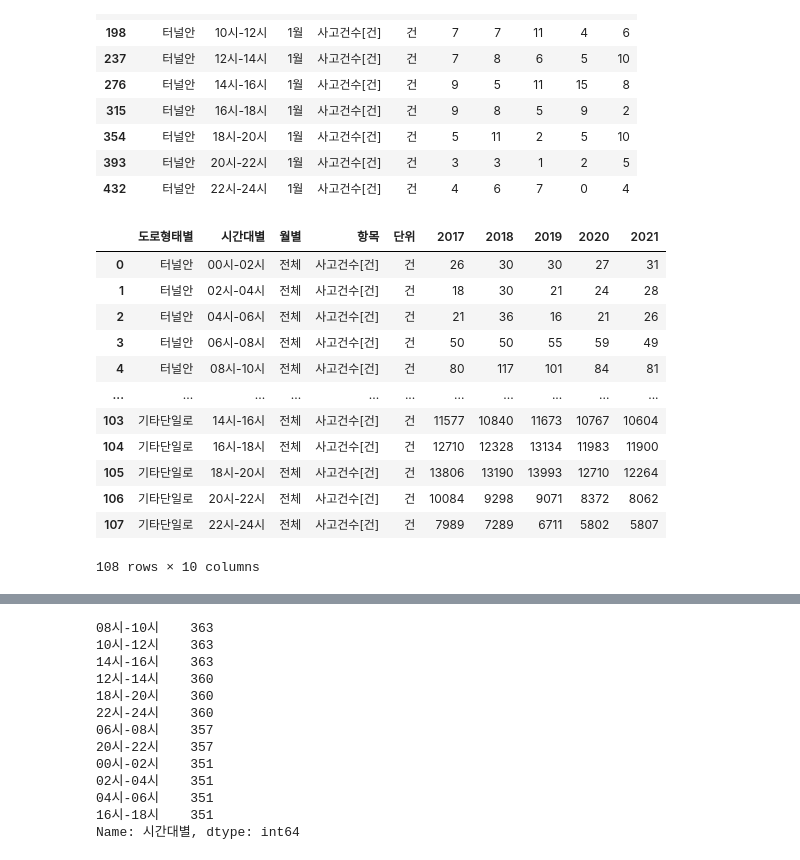
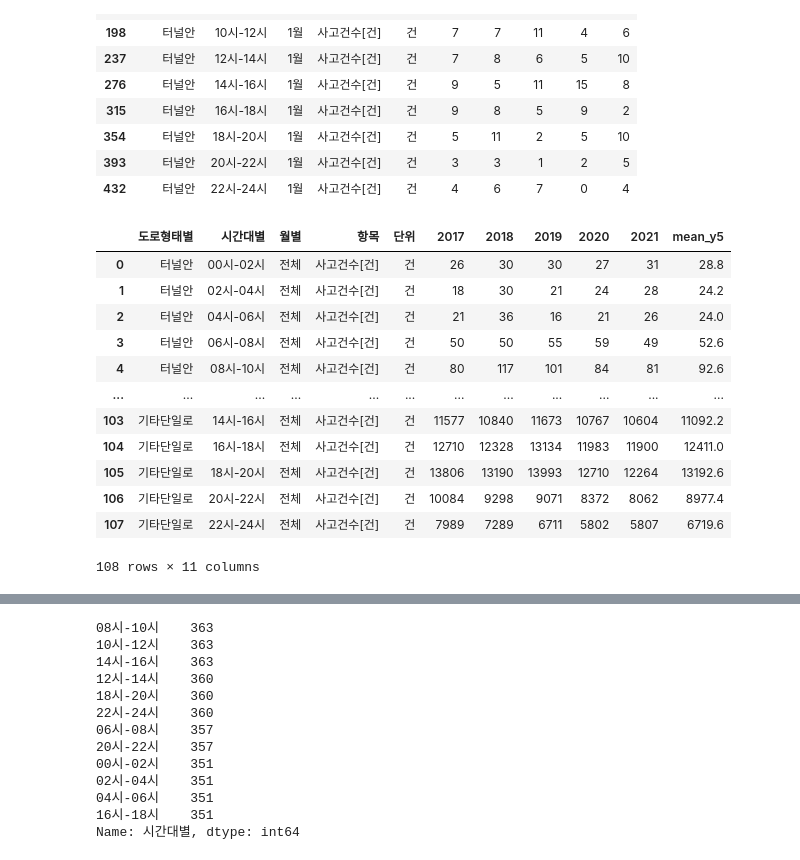
Before and after one commit to C0DE-SAGE/Data-Analysis-Competition, a Jupyter notebook: kosis.ipynb, the cells around one changed output, grey strips where cells are left out. Drawn from its saved outputs; the diff is of its cells as text; code cells hidden in the pictures.

```diff
--- a/kosis.ipynb
+++ b/kosis.ipynb
@@ -34,0 +54,5 @@ age_acc
+# %%
+tmp_df = age_acc.loc[age_acc['month']!='전체'].reset_index().drop(columns=['index'])
+mean_y5 = [(tmp_df['2017'][x]+tmp_df['2018'][x]+tmp_df['2019'][x]+tmp_df['2020'][x]+tmp_df['2021'][x])/5 for x in range(len(tmp_df))]
+tmp_df['mean_y5'] = mean_y5
+tmp_df
@@ -151,18 +381,20 @@ road_acc.loc[(road_acc['도로형태별']!='철길건널목')].iloc[3*1:39*12:39
 | 432 | 터널안 | 22시-24시 | 1월 | 사고건수[건] | 건 | 4 | 6 | 7 | 0 | 4 |
 # %%
 road_type_time_acc = road_acc.loc[(road_acc['도로형태별']!='철길건널목') & (road_acc['월별']=='전체') & (road_acc['항목']=='사고건수[건]')].reset_index().drop(columns=['index'])
+mean_y5 = [(road_type_time_acc['2017'][x]+road_type_time_acc['2018'][x]+road_type_time_acc['2019'][x]+road_type_time_acc['2020'][x]+road_type_time_acc['2021'][x])/5 for x in range(len(road_type_time_acc))]
+road_type_time_acc['mean_y5'] = mean_y5
 road_type_time_acc
 # %% [output]
-|  | 도로형태별 | 시간대별 | 월별 | 항목 | 단위 | 2017 | 2018 | 2019 | 2020 | 2021 |
-| 0 | 터널안 | 00시-02시 | 전체 | 사고건수[건] | 건 | 26 | 30 | 30 | 27 | 31 |
-| 1 | 터널안 | 02시-04시 | 전체 | 사고건수[건] | 건 | 18 | 30 | 21 | 24 | 28 |
-| 2 | 터널안 | 04시-06시 | 전체 | 사고건수[건] | 건 | 21 | 36 | 16 | 21 | 26 |
-| 3 | 터널안 | 06시-08시 | 전체 | 사고건수[건] | 건 | 50 | 50 | 55 | 59 | 49 |
-| 4 | 터널안 | 08시-10시 | 전체 | 사고건수[건] | 건 | 80 | 117 | 101 | 84 | 81 |
-| ... | ... | ... | ... | ... | ... | ... | ... | ... | ... | ... |
-| 103 | 기타단일로 | 14시-16시 | 전체 | 사고건수[건] | 건 | 11577 | 10840 | 11673 | 10767 | 10604 |
-| 104 | 기타단일로 | 16시-18시 | 전체 | 사고건수[건] | 건 | 12710 | 12328 | 13134 | 11983 | 11900 |
-| 105 | 기타단일로 | 18시-20시 | 전체 | 사고건수[건] | 건 | 13806 | 13190 | 13993 | 12710 | 12264 |
-| 106 | 기타단일로 | 20시-22시 | 전체 | 사고건수[건] | 건 | 10084 | 9298 | 9071 | 8372 | 8062 |
-| 107 | 기타단일로 | 22시-24시 | 전체 | 사고건수[건] | 건 | 7989 | 7289 | 6711 | 5802 | 5807 |
+|  | 도로형태별 | 시간대별 | 월별 | 항목 | 단위 | 2017 | 2018 | 2019 | 2020 | 2021 | mean_y5 |
+| 0 | 터널안 | 00시-02시 | 전체 | 사고건수[건] | 건 | 26 | 30 | 30 | 27 | 31 | 28.8 |
+| 1 | 터널안 | 02시-04시 | 전체 | 사고건수[건] | 건 | 18 | 30 | 21 | 24 | 28 | 24.2 |
+| 2 | 터널안 | 04시-06시 | 전체 | 사고건수[건] | 건 | 21 | 36 | 16 | 21 | 26 | 24.0 |
+| 3 | 터널안 | 06시-08시 | 전체 | 사고건수[건] | 건 | 50 | 50 | 55 | 59 | 49 | 52.6 |
+| 4 | 터널안 | 08시-10시 | 전체 | 사고건수[건] | 건 | 80 | 117 | 101 | 84 | 81 | 92.6 |
+| ... | ... | ... | ... | ... | ... | ... | ... | ... | ... | ... | ... |
+| 103 | 기타단일로 | 14시-16시 | 전체 | 사고건수[건] | 건 | 11577 | 10840 | 11673 | 10767 | 10604 | 11092.2 |
+| 104 | 기타단일로 | 16시-18시 | 전체 | 사고건수[건] | 건 | 12710 | 12328 | 13134 | 11983 | 11900 | 12411.0 |
+| 105 | 기타단일로 | 18시-20시 | 전체 | 사고건수[건] | 건 | 13806 | 13190 | 13993 | 12710 | 12264 | 13192.6 |
+| 106 | 기타단일로 | 20시-22시 | 전체 | 사고건수[건] | 건 | 10084 | 9298 | 9071 | 8372 | 8062 | 8977.4 |
+| 107 | 기타단일로 | 22시-24시 | 전체 | 사고건수[건] | 건 | 7989 | 7289 | 6711 | 5802 | 5807 | 6719.6 |
-108 rows × 10 columns
+108 rows × 11 columns
```
Also changed, not shown: parts of 20 cells of this notebook.
